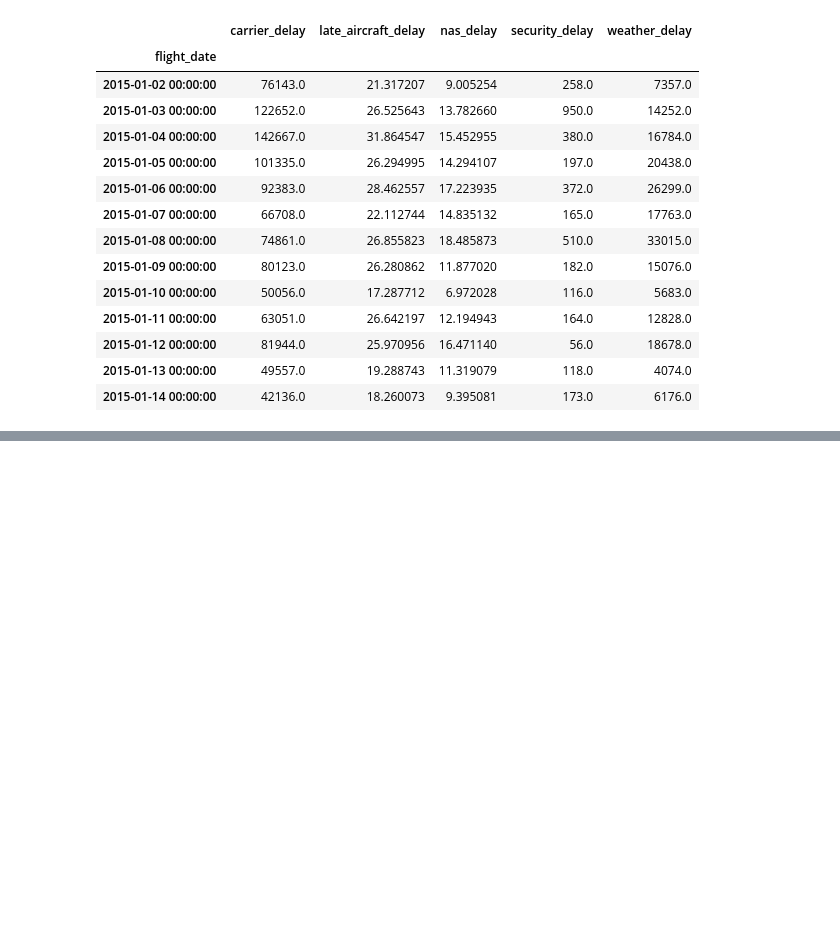
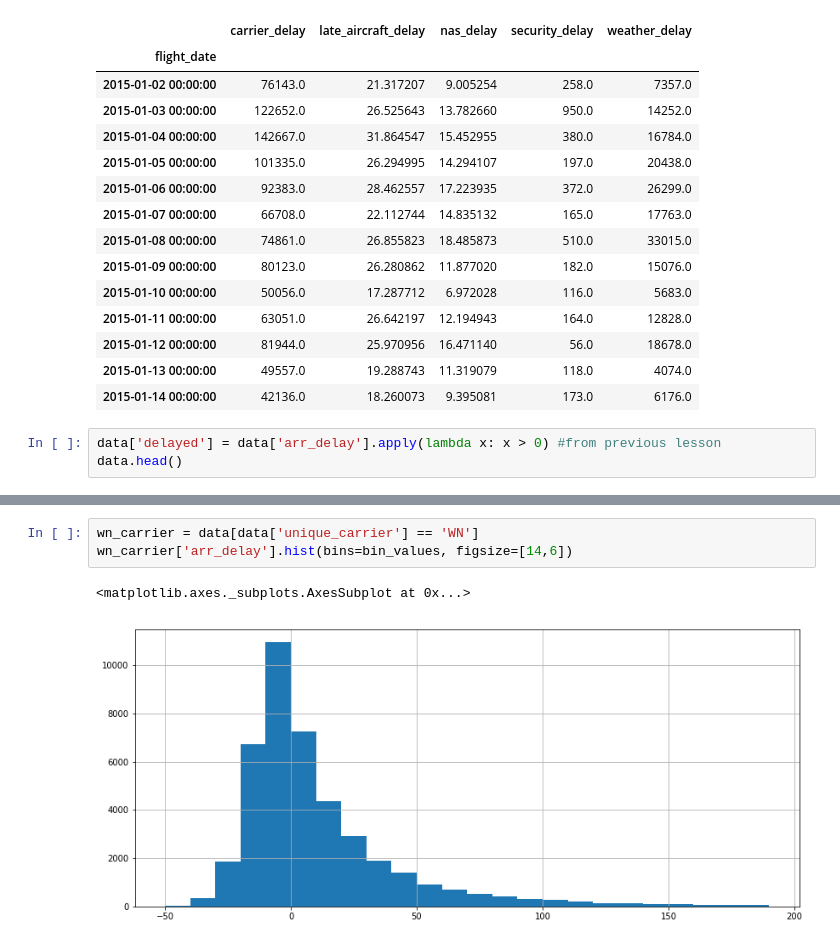
Before and after one commit to alcpinto/python-basics, a Jupyter notebook: notebooks/08analysis.ipynb, the cells around one changed output, grey strips where cells are left out. Cells and saved outputs as stored; diff of their text form; blank space fills up the shorter version.

```diff
--- a/notebooks/08analysis.ipynb
+++ b/notebooks/08analysis.ipynb
@@ -36,3 +36,6 @@ flight_delays_by_day
 | 2015-01-12 00:00:00 | 81944.0 | 25.970956 | 16.471140 | 56.0 | 18678.0 |
 | 2015-01-13 00:00:00 | 49557.0 | 19.288743 | 11.319079 | 118.0 | 4074.0 |
 | 2015-01-14 00:00:00 | 42136.0 | 18.260073 | 9.395081 | 173.0 | 6176.0 |
+# %%
+data['delayed'] = data['arr_delay'].apply(lambda x: x > 0) #from previous lesson
+data.head()
@@ -38,0 +190,6 @@ flight_delays_by_day
+# %%
+wn_carrier = data[data['unique_carrier'] == 'WN']
+wn_carrier['arr_delay'].hist(bins=bin_values, figsize=[14,6])
+# %% [output]
+<matplotlib.axes._subplots.AxesSubplot at 0x...>
+[figure, added]
```
Also changed, not shown: parts of 29 cells of this notebook.
